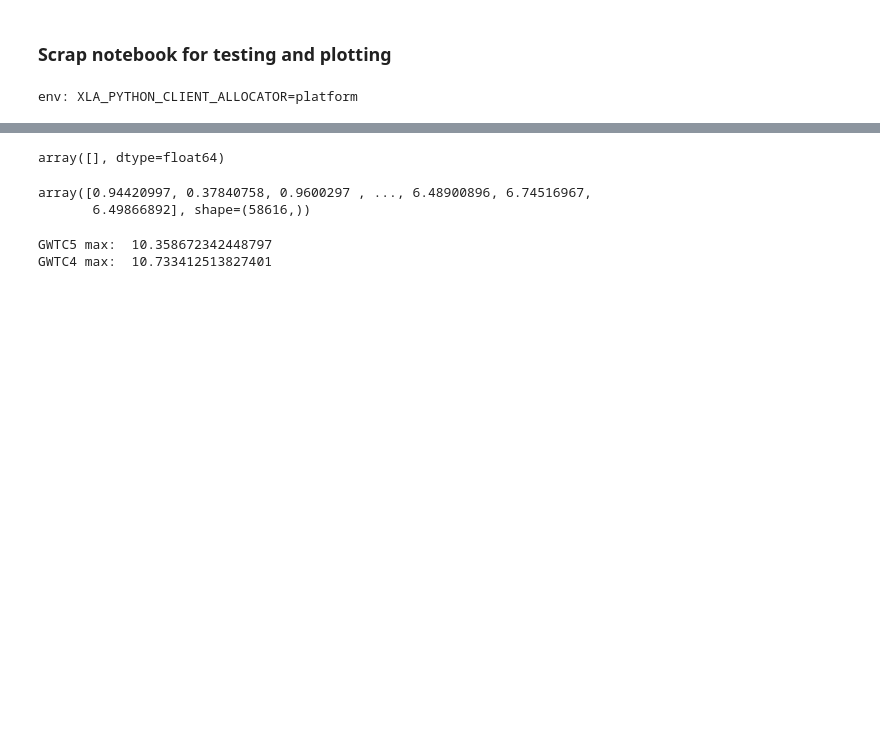
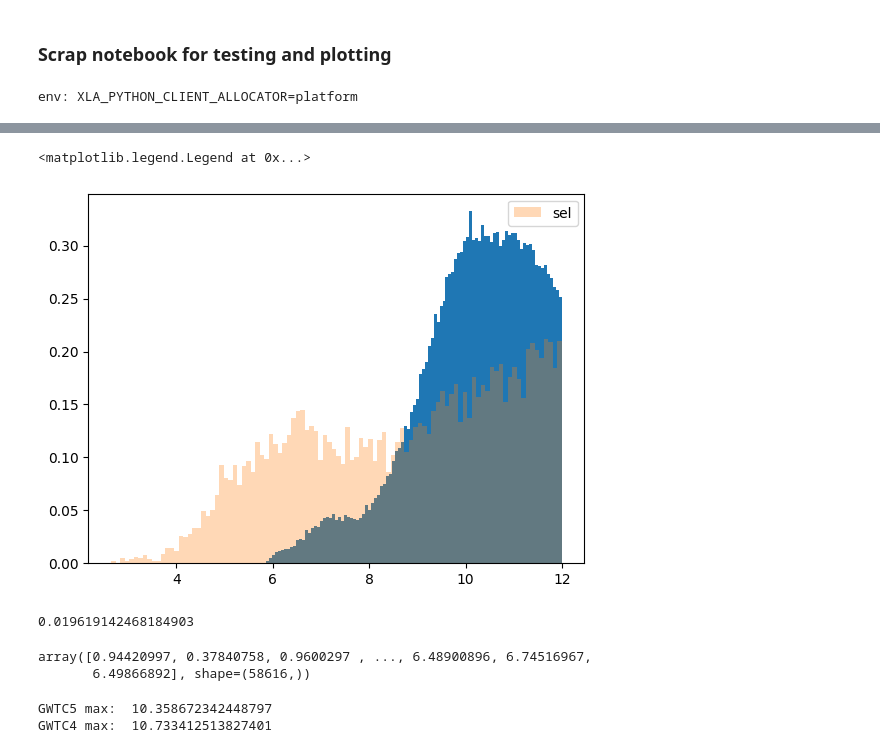
Before and after one commit to abby-moran/GW_pop_cosmo_inference, a Jupyter notebook: scripts/sandbox.ipynb, the cells around one changed output, grey strips where cells are left out. Drawn from its saved outputs; the diff is of its cells as text; code cells hidden in the pictures; blank space fills up the shorter version.

```diff
--- a/scripts/sandbox.ipynb
+++ b/scripts/sandbox.ipynb
@@ -70,7 +87,17 @@ pdraw_sel=np.array(sel_samples['pdraw_sel'].to_list())
 # %%
-pdraws[np.isinf(pdraws)]
+low_mass=m1s_src.ravel()[m1s_src.ravel()<12]
+low_mass_sel=m1s_sel_src.ravel()[m1s_sel_src.ravel()<12]
+plt.hist(low_mass, density=True, bins=100);
+plt.hist(low_mass_sel, density=True, bins=100, alpha=0.3, label='sel');
+plt.legend()
 # %% [output]
-array([], dtype=float64)
+<matplotlib.legend.Legend at 0x...>
+[figure, added]
+# %%
+low_mass=m1s_sel.ravel()[m1s_sel.ravel()<8]
+len(low_mass)/len(m1s_sel.ravel())
+# %% [output]
+0.019619142468184903
 # %%
 sel_samples_4=pd.read_hdf(sel_files[1], key='true_parameters')
 ndraw_4=sel_samples_4['ndraw'].iloc[0]
```
Also changed, not shown: parts of 5 cells of this notebook, 13 other files.
